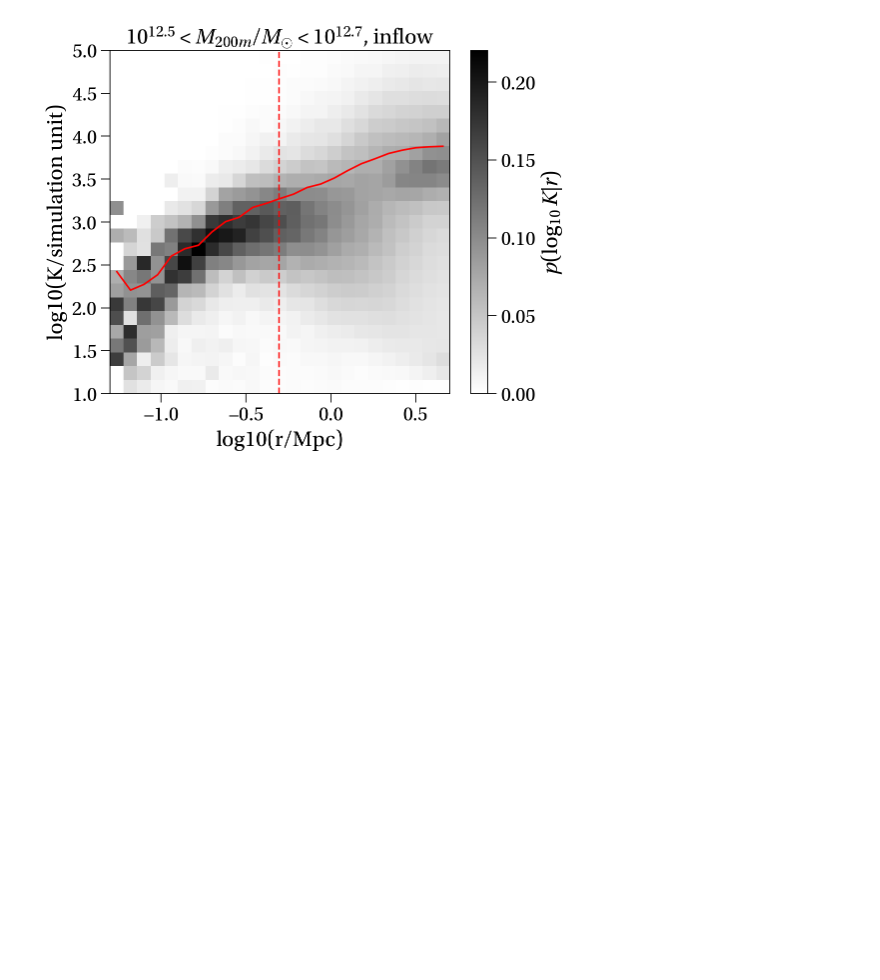
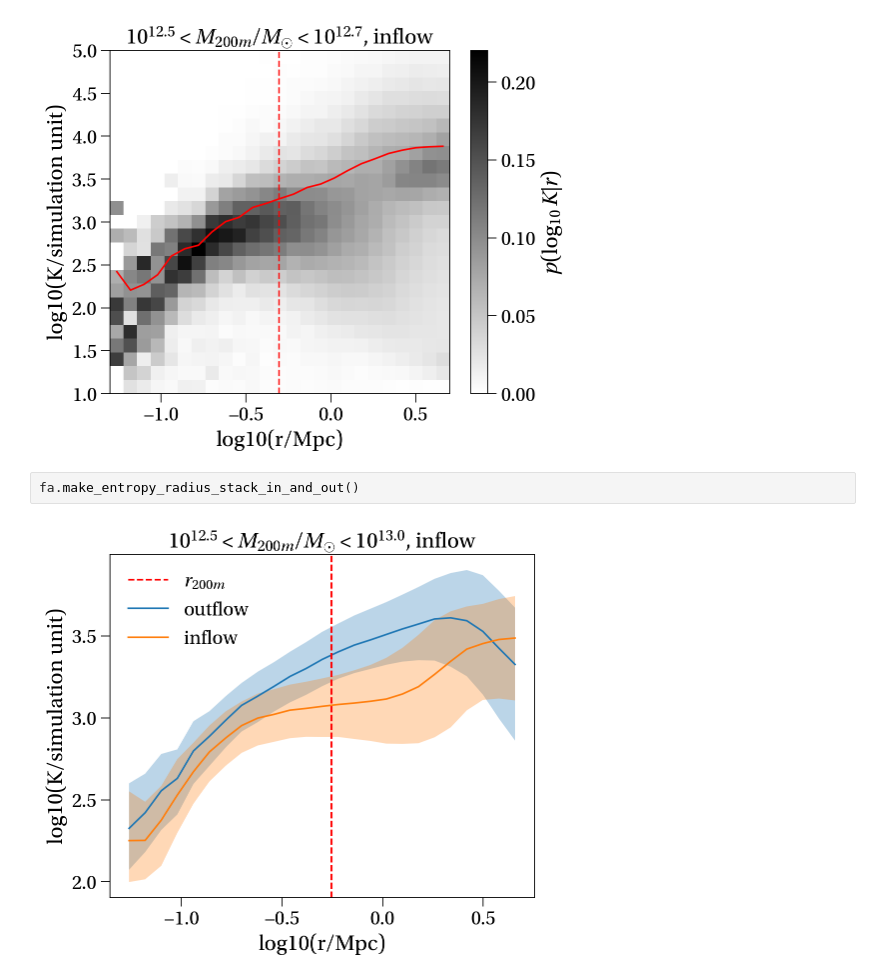
Before and after one commit to apontzen/flamingo_tangos_properties, a Jupyter notebook: entropy-spread-plots.ipynb, the cells around one changed output. Saved outputs shown, nothing was run; the diff lists cells and outputs as text; blank space fills up the shorter version.

```diff
--- a/entropy-spread-plots.ipynb
+++ b/entropy-spread-plots.ipynb
@@ -111,3 +119,7 @@ p.tight_layout()
 fa.make_entropy_radius_stack(normed=True, restriction='inflow', M_min=12.5, M_max=12.7)
 # %% [output]
 [figure]
+# %%
+fa.make_entropy_radius_stack_in_and_out()
+# %% [output]
+[figure, added]
```
Also changed, not shown: parts of 5 cells of this notebook, 2 other files.
